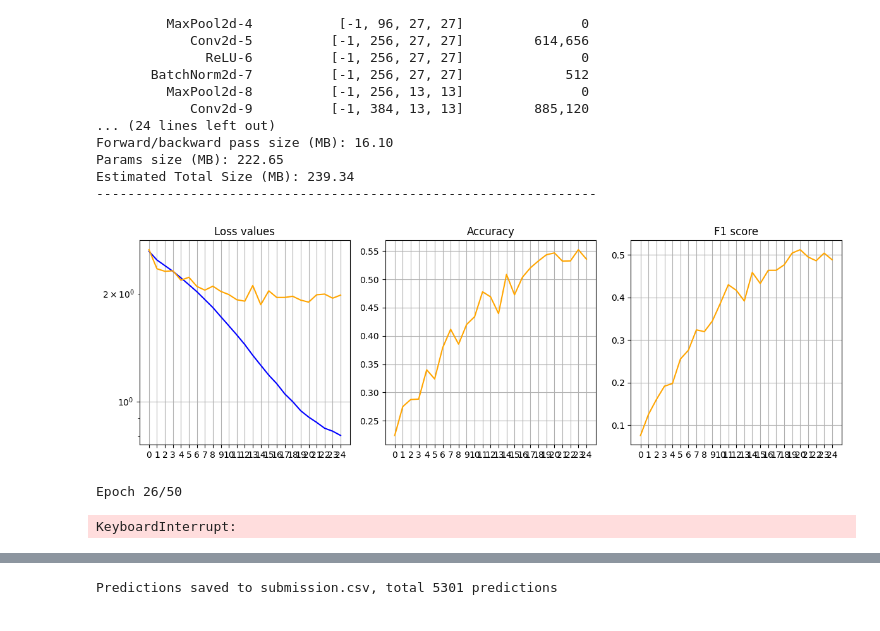
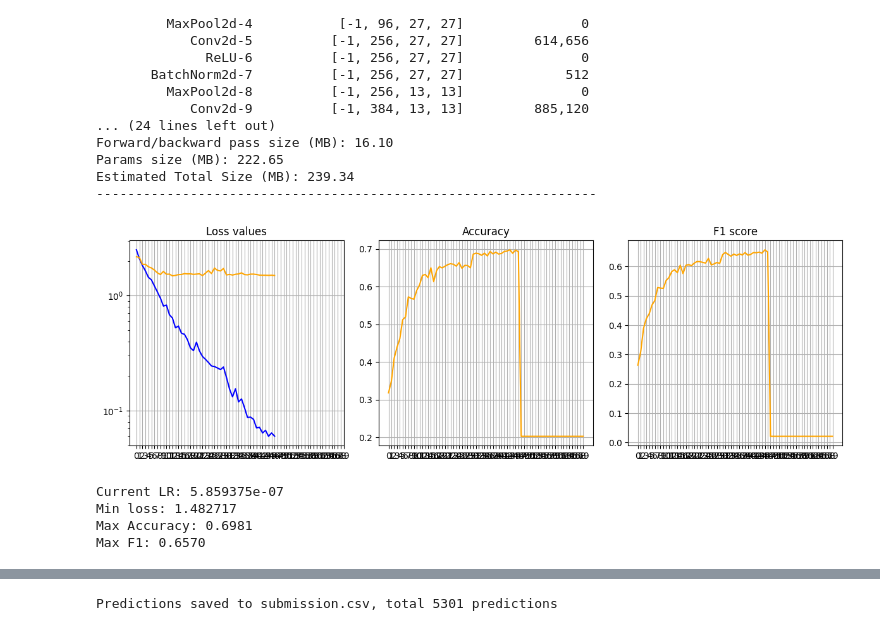
Before and after one commit to Nikcool2500/Yandex-kaggle, a Jupyter notebook: Project2.ipynb, the cells around one changed output, grey strips where cells are left out. Saved outputs shown, nothing was run; the diff lists cells and outputs as text; code cells hidden in the pictures.

Commit message:
Третье сохранение
Доработана функция обучения, реализована модель AlexNet
время обучения - 5ч; f1- 0.63602 на kaggle

```diff
--- a/Project2.ipynb
+++ b/Project2.ipynb
@@ -537,11 +537,17 @@ def show_losses(train, val, acc, f1):
     plt.tight_layout()
     plt.show()
 # %%
+from sklearn.metrics import accuracy_score, f1_score
+
+
 def run_epoch(model, dataloader, loss_function, optimizer=None):
 
     model.train() if optimizer is not None else model.eval()
 
     total_loss = 0
+    all_preds = []
+    all_targets = []
+
     with torch.set_grad_enabled(optimizer is not None):
         for X, y in tqdm(dataloader):
             X, y = X.to(device), y.to(device)
@@ -555,8 +561,19 @@ def run_epoch(model, dataloader, loss_function, optimizer=None):
                 loss.backward()
                 optimizer.step()
                 optimizer.zero_grad()
+            else:
+                all_preds.extend(pred.argmax(dim=1).cpu().numpy())
+                all_targets.extend(y.cpu().numpy())
 
-    return total_loss / len(dataloader)
+
+    avg_loss = total_loss / len(dataloader)
+
+    if optimizer is None:
+        acc = accuracy_score(all_targets, all_preds)
+        f1 = f1_score(all_targets, all_preds, average='macro')
+        return avg_loss, acc, f1
+    else:
+        return avg_loss, None, None
 # %%
 def predict(model, dataloader):
     y_true, y_pred = [], []
@@ -572,9 +589,12 @@ def predict(model, dataloader):
 # %%
 from sklearn.metrics import accuracy_score, f1_score
 
-NUM_EPOCHS = 50
 
-loss_function = LabelSmoothingCrossEntropy(smoothing=0.1)
+model = AlexNet(num_classes=16).to(device)
+NUM_EPOCHS = 70
+
+#loss_function = LabelSmoothingCrossEntropy(smoothing=0.1)
+loss_function = nn.CrossEntropyLoss()
 optimizer = AdamW(model.parameters(),
                 lr=3e-4,
                 weight_decay=1e-4)
@@ -582,49 +602,45 @@ scheduler = ReduceLROnPlateau(optimizer, mode='max', factor=0.5, patience=3)
 
 best_f1 = 0
 
 train_loss_hist = []
 test_loss_hist = []
 accuracy = []
 f1 = []
 
 for epoch in range(NUM_EPOCHS):
     print(f"Epoch {epoch + 1}/{NUM_EPOCHS}")
 
-    train_loss = run_epoch(model, train_loader, loss_function, optimizer)
+    train_loss, acc, f1_ = run_epoch(model, train_loader, loss_function, optimizer)
     train_loss_hist.append(train_loss)
 
-    test_loss = run_epoch(model, valid_loader, loss_function)
+    test_loss, acc, f1_ = run_epoch(model, valid_loader, loss_function)
     test_loss_hist.append(test_loss)
 
-    y_true, y_pred = predict(model, valid_loader)
-    current_accuracy = accuracy_score(y_true, y_pred)
-    current_f1 = f1_score(y_true, y_pred, average="macro")
+    accuracy.append(acc)
+    f1.append(f1_)
 
-    accuracy.append(current_accuracy)
-    f1.append(current_f1)
+    scheduler.step(f1_)
 
-    scheduler.step(current_f1)
-
-    if current_f1 > best_f1:
-        best_f1 = current_f1
-        early_stop_counter = 0
+    if f1_ > best_f1:
+        best_f1 = f1_
         torch.save(model, 'best_model.pth')
         torch.save(model.state_dict(), 'best_model_weights.pth')
 
-    # Визуализация
     show_losses(train_loss_hist, test_loss_hist, accuracy, f1)
     print(f"Current LR: {optimizer.param_groups[0]['lr']}")
 
 
 
 
 print(f"Min loss: {min(test_loss_hist):.6f}")
 print(f"Max Accuracy: {max(accuracy):.4f}")
 print(f"Max F1: {max(f1):.4f}")
 # %% [output]
-[figure, old version]
+[figure, new version]
-Epoch 26/50
+Current LR: 5.859375e-07
+Min loss: 1.482717
+Max Accuracy: 0.6981
+Max F1: 0.6570
-KeyboardInterrupt:
 # %%
 from sklearn.metrics import classification_report
 model = torch.load('best_model.pth', weights_only=False)
```
Also changed, not shown: parts of 2 cells of this notebook.
